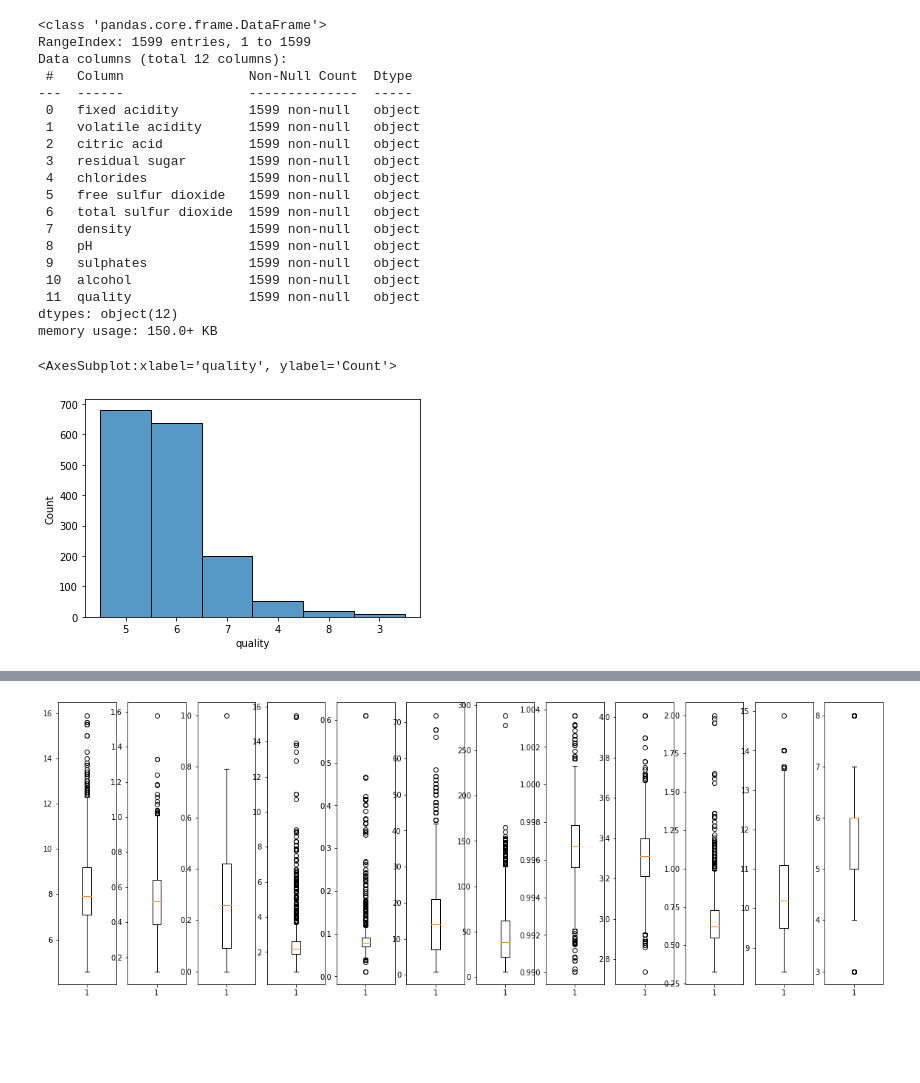
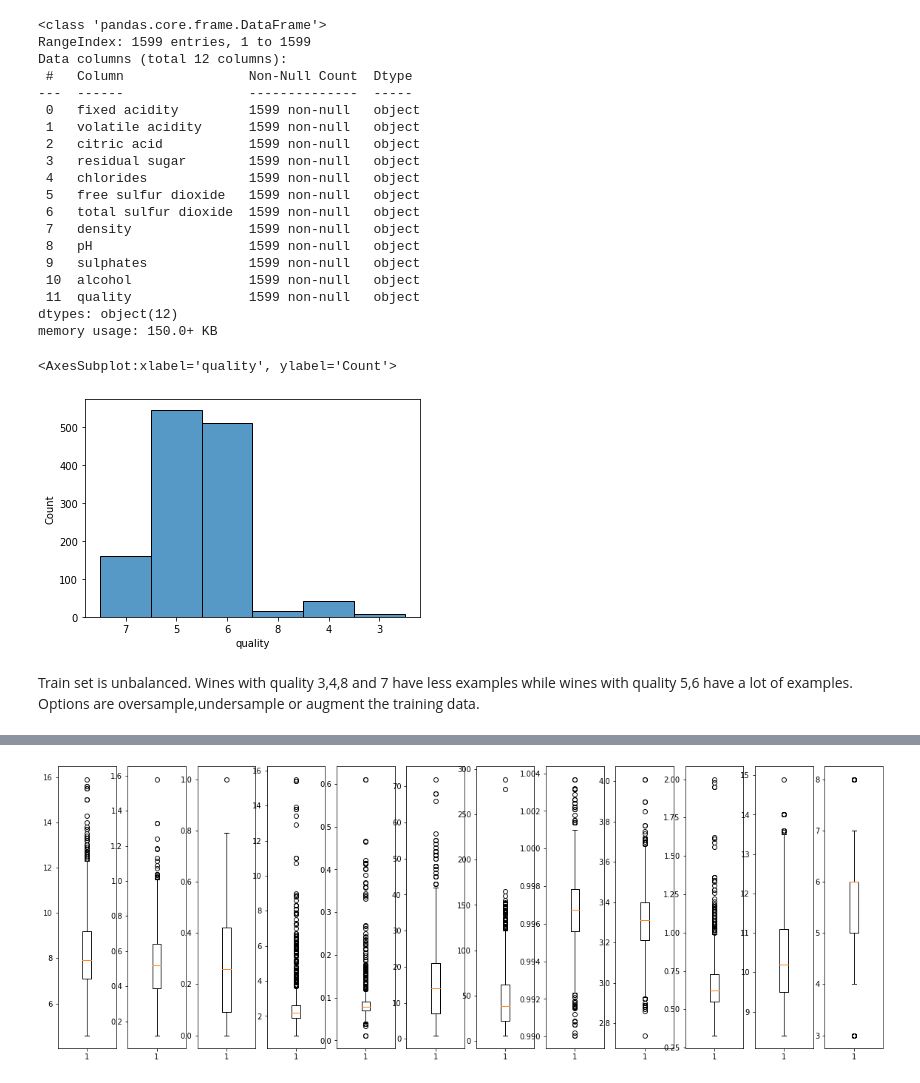
Before and after one commit to Ok3ks/Tabular_data, a Jupyter notebook: Red_wine_assess .ipynb, the cells around one changed output, grey strips where cells are left out. Cells and saved outputs as stored; diff of their text form; code cells hidden in the pictures; blank space fills up the shorter version.

```diff
--- a/Red_wine_assess .ipynb
+++ b/Red_wine_assess .ipynb
@@ -73,9 +82,10 @@ Data columns (total 12 columns):
  11  quality               1599 non-null   object
 dtypes: object(12)
 memory usage: 150.0+ KB
-# %%
-#plt.scatter(red_wine_df['quality'], red_wine_df['alcohol'])
-sns.histplot(red_wine_df['quality'])
-# %% [output]
-<AxesSubplot:xlabel='quality', ylabel='Count'>
-[figure, removed]
+# %%
+sns.histplot(train_red_wine_df['quality'])
+# %% [output]
+<AxesSubplot:xlabel='quality', ylabel='Count'>
+[figure, added]
+# %% [markdown]
+Train set is unbalanced. Wines with quality 3,4,8 and 7 have less examples while wines with quality 5,6 have a lot of examples. Options are oversample,undersample or augment the training data.
```
Also changed, not shown: parts of 40 cells of this notebook.
